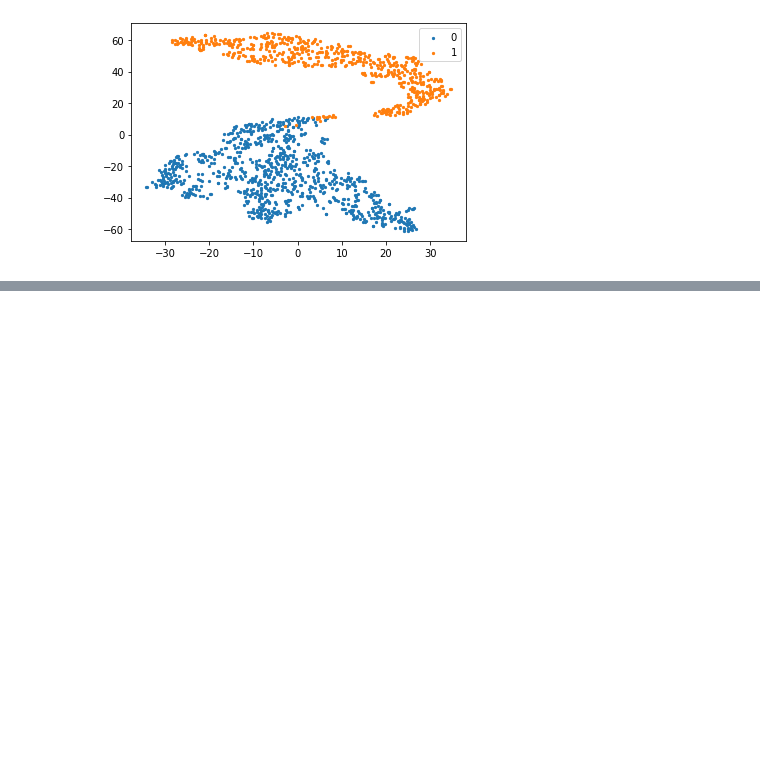
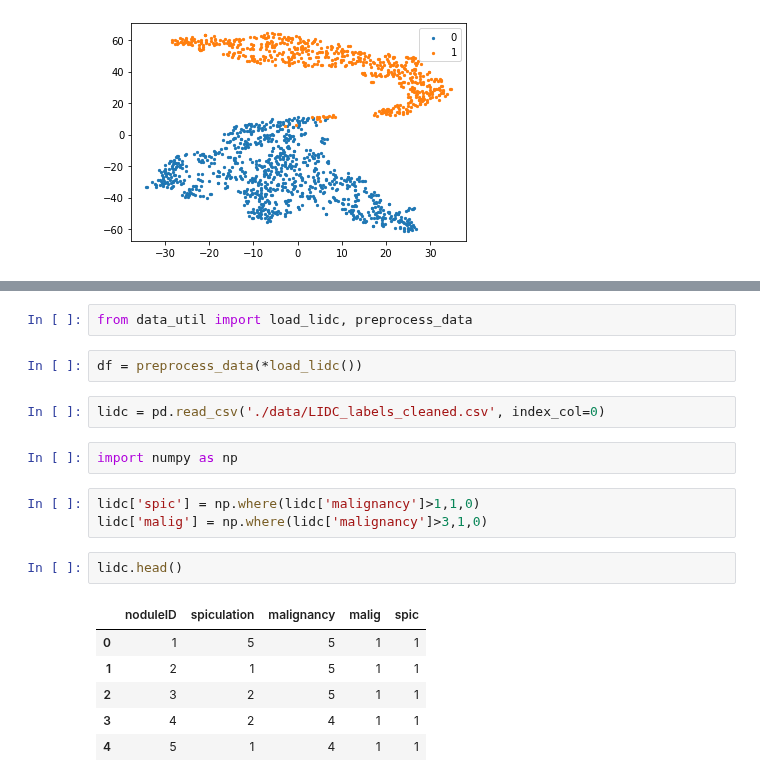
Before and after one commit to mtzig/LIDC_GDRO, a Jupyter notebook: notebooks/LIDC_cnn_feature_subgroups.ipynb, the cells around one changed output, grey strips where cells are left out. Saved outputs shown, nothing was run; the diff lists cells and outputs as text; blank space fills up the shorter version.

```diff
--- a/notebooks/LIDC_cnn_feature_subgroups.ipynb
+++ b/notebooks/LIDC_cnn_feature_subgroups.ipynb
@@ -363,0 +286,20 @@ lidc_cnnFeatures.to_csv('cnn_hc_8_features.csv')
+# %%
+from data_util import load_lidc, preprocess_data
+# %%
+df = preprocess_data(*load_lidc())
+# %%
+lidc = pd.read_csv('./data/LIDC_labels_cleaned.csv', index_col=0)
+# %%
+import numpy as np
+# %%
+lidc['spic'] = np.where(lidc['malignancy']>1,1,0)
+lidc['malig'] = np.where(lidc['malignancy']>3,1,0)
+# %%
+lidc.head()
+# %% [output]
+|  | noduleID | spiculation | malignancy | malig | spic |
+| 0 | 1 | 5 | 5 | 1 | 1 |
+| 1 | 2 | 1 | 5 | 1 | 1 |
+| 2 | 3 | 2 | 5 | 1 | 1 |
+| 3 | 4 | 2 | 4 | 1 | 1 |
+| 4 | 5 | 1 | 4 | 1 | 1 |
```
Also changed, not shown: parts of 32 cells of this notebook, 1 other file.
